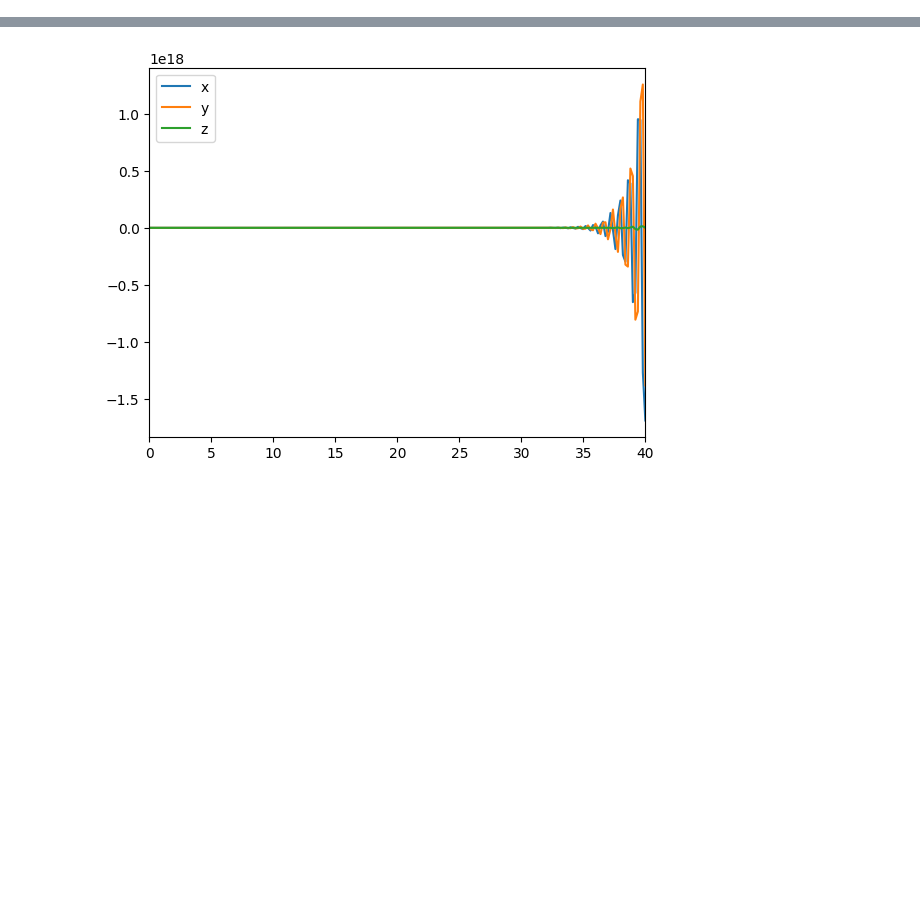
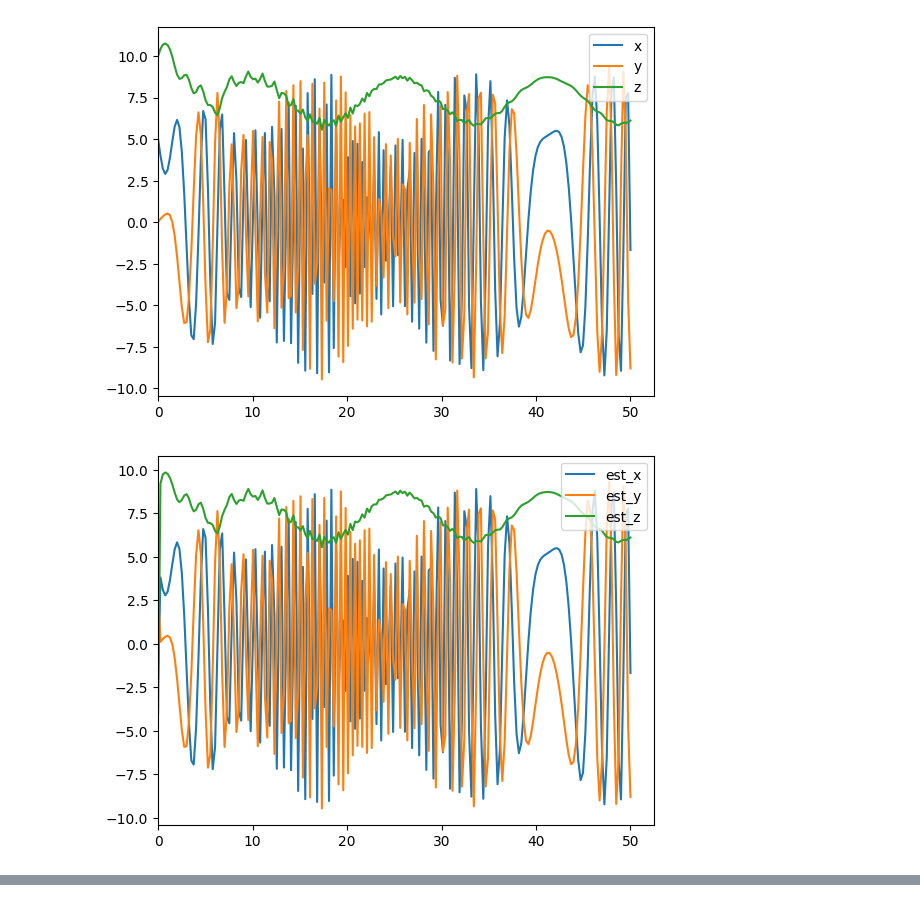
Before and after one commit to Annika-wyt/annika, a Jupyter notebook: ricatti_scipy_solver.ipynb, the cells around one changed output, grey strips where cells are left out. Cells and saved outputs as stored; diff of their text form; code cells hidden in the pictures; blank space fills up the shorter version.

Commit message:
update on ricatti_scipy_solver it converges, but feels weird

```diff
--- a/ricatti_scipy_solver.ipynb
+++ b/ricatti_scipy_solver.ipynb
@@ -25,14 +26,16 @@ q = [10, 10, 10]
 Q = np.diag(np.hstack([np.diag(q[0]*np.eye(3)), np.diag(q[1]*np.eye(3)), np.diag(q[2]*np.eye(3))]))
 V = np.diag(np.hstack([np.diag(0.1*np.eye(3)), np.diag(np.eye(3))]))
 P_0 = np.diag(np.hstack([np.diag(np.eye(3)), np.diag(100*np.eye(3))]))
+
 #initial state
-p_0 = np.array([[2.5, 0, 10]]).T
+p_0 = np.array([[2.5, 0, 10]], dtype=np.float64).T
 R_0 = np.eye(3)
 
 #initial estimation
-p_hat_0 = np.array([[-2, 4, 3]]).T
+p_hat_0 = np.array([[-2, 4, 3]], dtype=np.float64).T
 Lambda_bar_0 = np.array([np.sqrt(2)/2, np.sqrt(2)/2, 0, 0]).T  # quaternion: w, x, y, z
-## R_hat = R x R_tile_bar
+
+## R_hat = R x R_tilde_bar
 R_hat_0 = np.matmul(R_0, rodrigues_formula(Lambda_bar_0))
 
 # landmarks
@@ -161,18 +170,17 @@ from scipy.integrate import solve_ivp
 ##################################
 ##### scipy #####
 ##################################
-time = (0, 10)
+time = (0, 50)
 t = 0
 ######################################################
 ################# initialization #####################
 ######################################################
+Rot = R_0
 Rot_hat = R_hat_0
-Rot = R_0
 p_hat = p_hat_0
 p_bar_hat = add_bar(Rot_hat, p_hat)
+P_ricatti = P_0
+
 p = np.transpose(np.array([[2.5+2.5*np.cos(0.4*t), 2.5*np.sin(0.4*t), 10]]))
 omega = np.transpose(np.array([[0.1*np.sin(t), 0.4*np.cos(2*t), 0.6*t]]))
-P_ricatti = P_0
 initial_state = np.concatenate((Rot.flatten(), Rot_hat.flatten(), p_bar_hat.flatten(), P_ricatti.flatten()))
-#current observer equations
-sol = solve_ivp(dynamics, time, initial_state, args=(k, z, Q, V), t_eval=np.linspace(*time, 20), rtol=1e-2, atol=1e-3)
@@ -181,3 +187,6 @@ KeyboardInterrupt:
+# %%
+#current observer equations
+sol = solve_ivp(dynamics, time, initial_state, args=(k, z, Q, V), t_eval=np.linspace(*time, 200), method="RK45", rtol=1e-9, atol=1e-9)
 # %%
 seesee = sol.y
 # Rot_flat, Rot_hat_flat, p_hat_flat, input_P_flat
@@ -198,29 +214,32 @@ array([[-2.        ,  3.        , -4.        ],
 # %%
 from copy import deepcopy
 p_bar_print = []
-R_curr = np.eye(3)
-for idx, t in enumerate(sol.t):
+sol_R = seesee[:,:9]
+for t, rotation in zip(sol.t, sol_R):
     p = np.array([2.5+2.5*np.cos(0.4*t), 2.5*np.sin(0.4*t), 10])
-    omega = np.array([0.1*np.sin(t), 0.4*np.cos(2*t), 0.6*t])
-    R_new = np.dot(R_curr, function_S(omega))
-    # R_curr = deepcopy(R_new)
-    p_bar_temp = np.matmul(np.transpose(R_new), p)
-    p_bar_print.append(p)
+    p_bar_temp = np.matmul(np.transpose(np.array(rotation).reshape((3,3))), p)
+    p_bar_print.append(p_bar_temp)
 
 import matplotlib.pyplot as plt
 figure = plt.subplot()
 
 plt.plot(sol.t, p_bar_print, label=["x", "y", "z"])
-plt.xlim(0,40)
-plt.legend()
+plt.xlim(0)
+plt.legend(loc="upper right")
 plt.show()
 
 plt.plot(sol.t, est_p, label=["est_x", "est_y", "est_z"])
-plt.xlim(0,40)
-plt.legend()
+plt.xlim(0)
+plt.legend(loc="upper right")
 plt.show()
 
 plt.plot(sol.t, p_bar_print-est_p, label=["diff_x", "diff_y", "diff_z"])
-plt.xlim(0,40)
-plt.legend()
+plt.xlim(0)
+plt.ylim(-0.5, 0.5)
+plt.grid()
+plt.minorticks_on()
+plt.legend(loc="upper right")
 plt.show()
+# %% [output]
+[figure, added]
+[figure, added]
@@ -260,13 +280,11 @@ plt.show()
 # #current observer equations
 # sol2 = solve_ivp(test_ivp, time, initial_state, args=(k, z, Q, V), t_eval=np.linspace(*time, 200))
 # %%
-import matplotlib.pyplot as plt
-# figure = plt.subplot()
+# # import matplotlib.pyplot as plt
+# # figure = plt.subplot()
 
-plt.plot(sol2.t, np.transpose(np.array(sol2.y))[:, 12:], label=["x", "y", "z"])
-# plt.plot(sol2.t, np.transpose(np.array(sol2.y))[:, 9:12], label=["x", "y", "z"])
-plt.xlim(0,40)
-plt.legend()
-plt.show()
+# plt.plot(sol2.t, np.transpose(np.array(sol2.y))[:, 12:], label=["x", "y", "z"])
+# # plt.plot(sol2.t, np.transpose(np.array(sol2.y))[:, 9:12], label=["x", "y", "z"])
+# plt.xlim(0,40)
+# plt.legend()
+# plt.show()
-# %% [output]
-[figure, removed]
```
Also changed, not shown: parts of 5 cells of this notebook.
